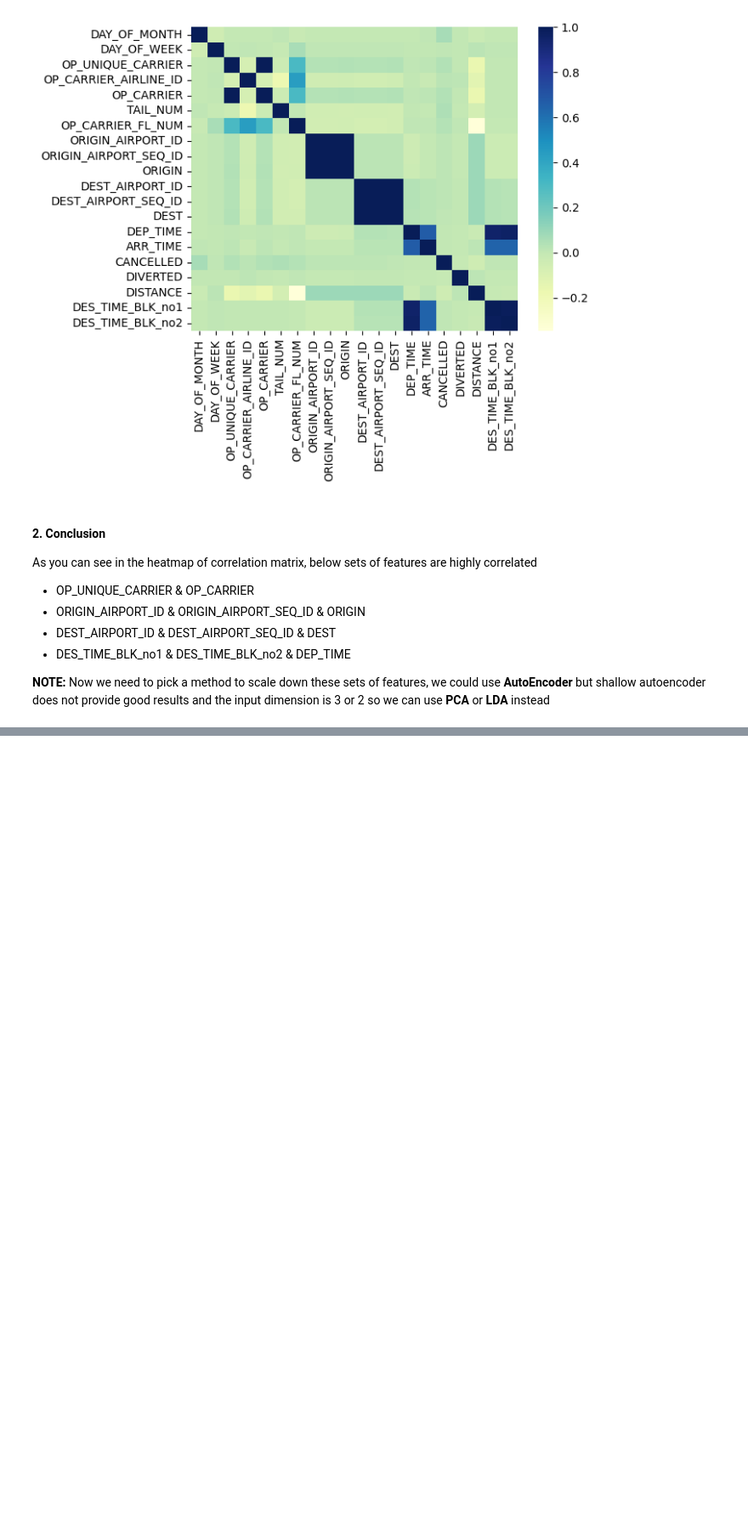
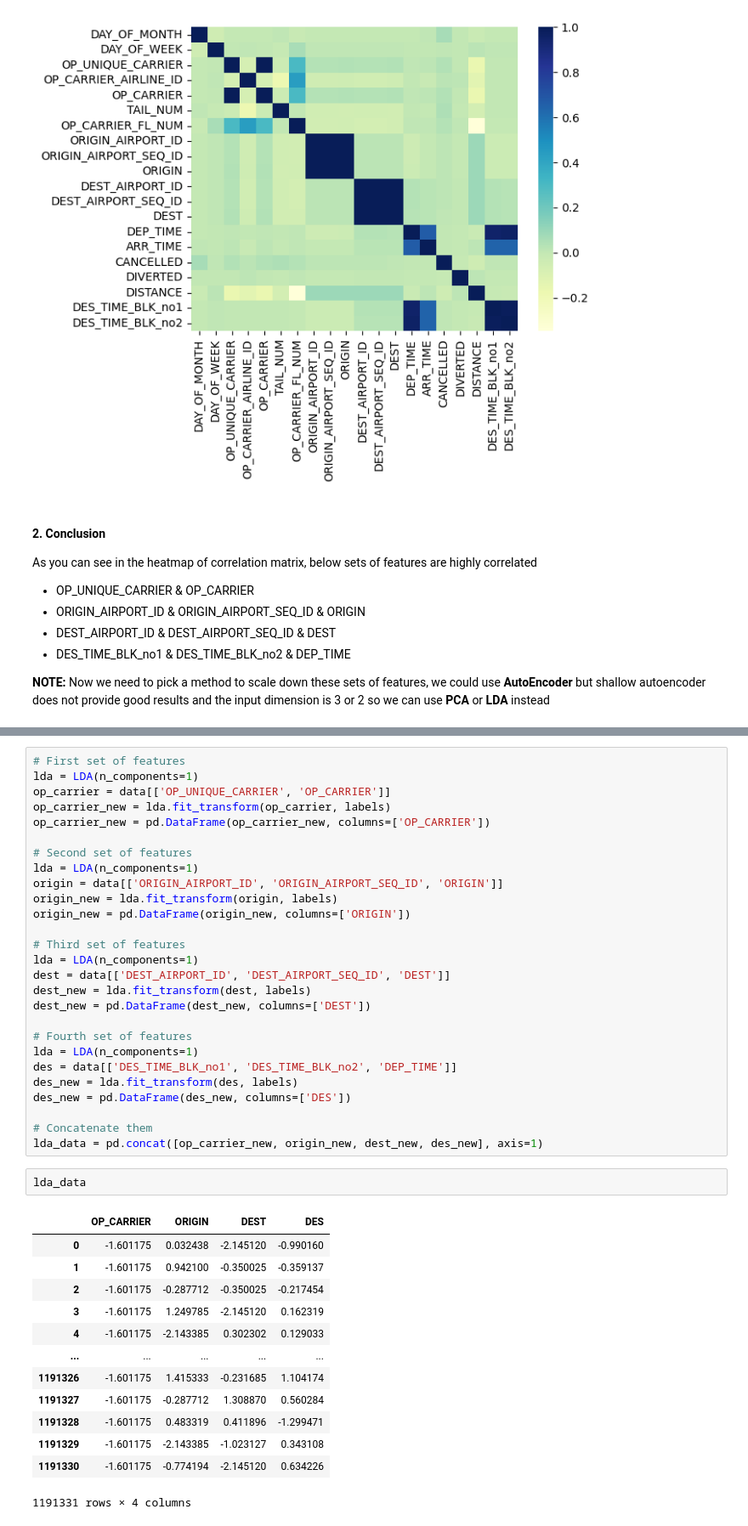
Before and after one commit to yazdanzv/Compare_Multiple_DL_Methods_on_Flight_USA_Dataset, a Jupyter notebook: main.ipynb, the cells around one changed output, grey strips where cells are left out. Shown at 85% size. Cells and saved outputs as stored; diff of their text form; blank space fills up the shorter version.

```diff
--- a/main.ipynb
+++ b/main.ipynb
@@ -182,0 +237,43 @@ sb.heatmap(corr_mat, cmap='YlGnBu')
+# %%
+# First set of features
+lda = LDA(n_components=1)
+op_carrier = data[['OP_UNIQUE_CARRIER', 'OP_CARRIER']]
+op_carrier_new = lda.fit_transform(op_carrier, labels)
+op_carrier_new = pd.DataFrame(op_carrier_new, columns=['OP_CARRIER'])
+
+# Second set of features
+lda = LDA(n_components=1)
+origin = data[['ORIGIN_AIRPORT_ID', 'ORIGIN_AIRPORT_SEQ_ID', 'ORIGIN']]
+origin_new = lda.fit_transform(origin, labels)
+origin_new = pd.DataFrame(origin_new, columns=['ORIGIN'])
+
+# Third set of features
+lda = LDA(n_components=1)
+dest = data[['DEST_AIRPORT_ID', 'DEST_AIRPORT_SEQ_ID', 'DEST']]
+dest_new = lda.fit_transform(dest, labels)
+dest_new = pd.DataFrame(dest_new, columns=['DEST'])
+
+# Fourth set of features
+lda = LDA(n_components=1)
+des = data[['DES_TIME_BLK_no1', 'DES_TIME_BLK_no2', 'DEP_TIME']]
+des_new = lda.fit_transform(des, labels)
+des_new = pd.DataFrame(des_new, columns=['DES'])
+
+# Concatenate them
+lda_data = pd.concat([op_carrier_new, origin_new, dest_new, des_new], axis=1)
+# %%
+lda_data
+# %% [output]
+|  | OP_CARRIER | ORIGIN | DEST | DES |
+| 0 | -1.601175 | 0.032438 | -2.145120 | -0.990160 |
+| 1 | -1.601175 | 0.942100 | -0.350025 | -0.359137 |
+| 2 | -1.601175 | -0.287712 | -0.350025 | -0.217454 |
+| 3 | -1.601175 | 1.249785 | -2.145120 | 0.162319 |
+| 4 | -1.601175 | -2.143385 | 0.302302 | 0.129033 |
+| ... | ... | ... | ... | ... |
+| 1191326 | -1.601175 | 1.415333 | -0.231685 | 1.104174 |
+| 1191327 | -1.601175 | -0.287712 | 1.308870 | 0.560284 |
+| 1191328 | -1.601175 | 0.483319 | 0.411896 | -1.299471 |
+| 1191329 | -1.601175 | -2.143385 | -1.023127 | 0.343108 |
+| 1191330 | -1.601175 | -0.774194 | -2.145120 | 0.634226 |
+1191331 rows × 4 columns
```
Also changed, not shown: parts of 17 cells of this notebook.
